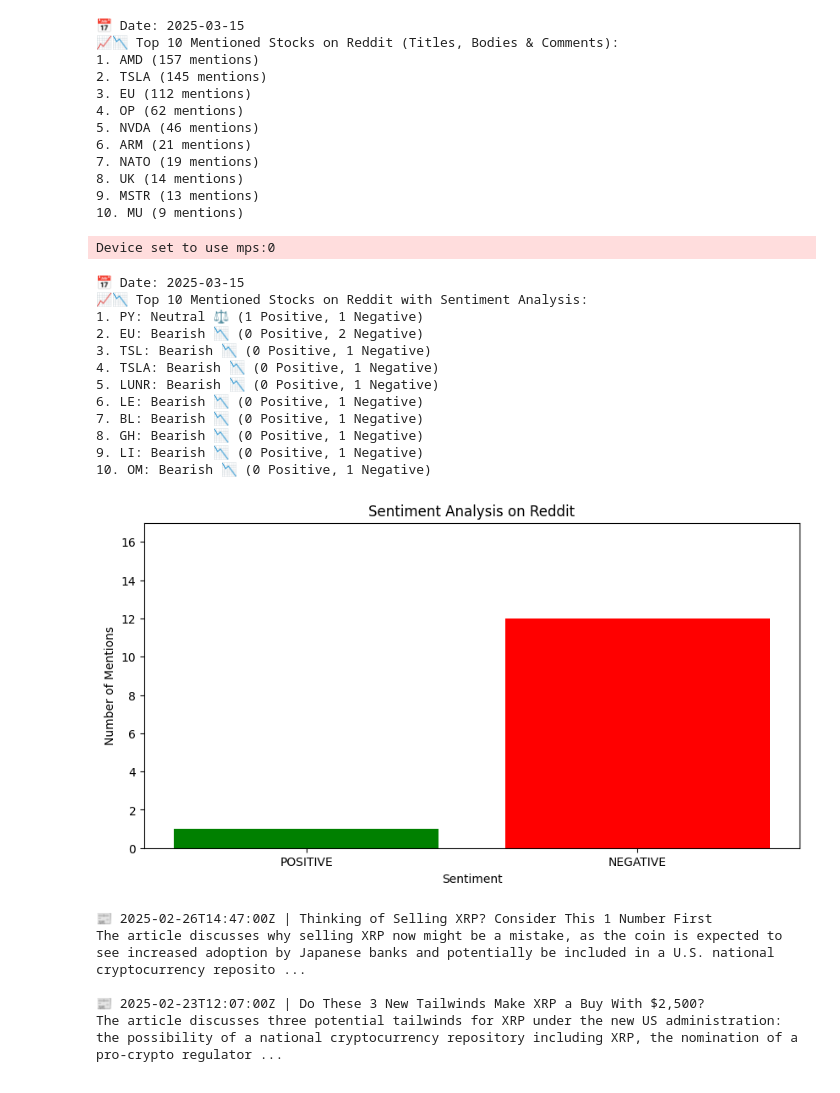
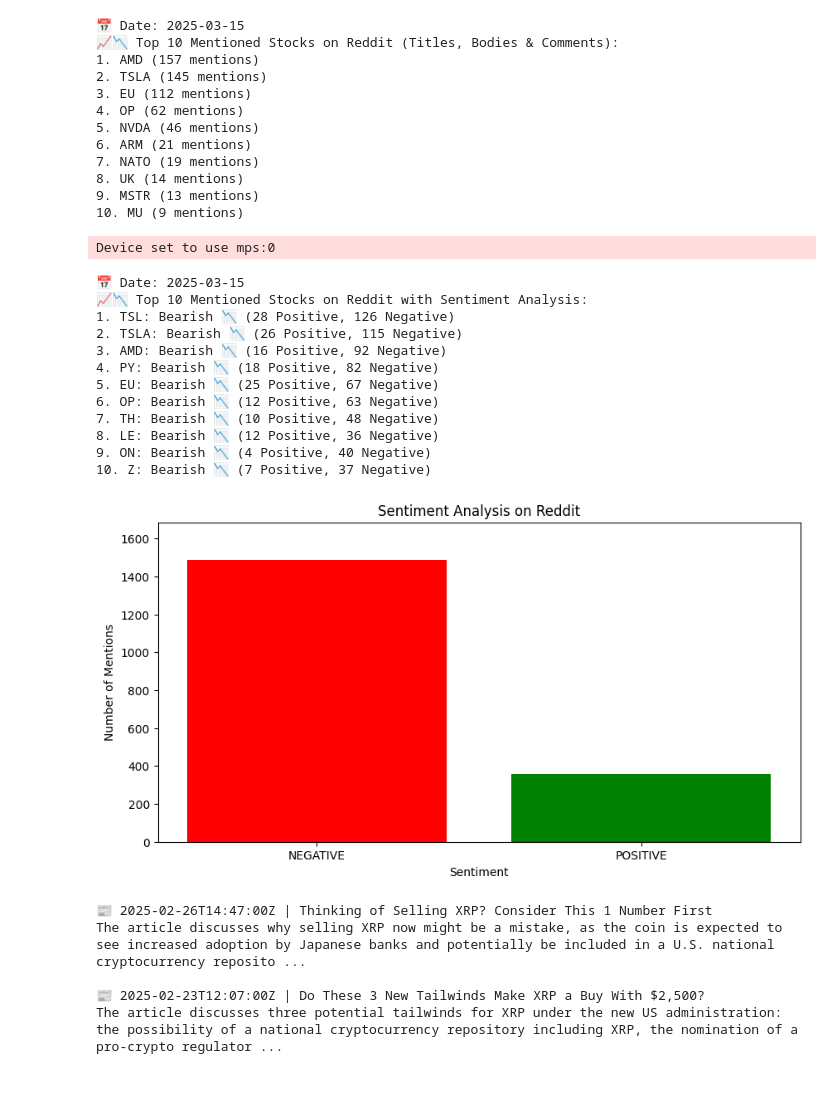
Before and after one commit to Sahilgulati2006/Stock-testing, a Jupyter notebook: Sentiment_and_anomaly_12.ipynb, the cells around one changed output. Cells and saved outputs as stored; diff of their text form; code cells hidden in the pictures.

Commit message:
fixed sentiment analysis

```diff
--- a/Sentiment_and_anomaly_12.ipynb
+++ b/Sentiment_and_anomaly_12.ipynb
@@ -147,6 +147,12 @@ for idx, (stock, count) in enumerate(top_stocks, 1):
 9. MSTR (13 mentions)
 10. MU (9 mentions)
 # %%
+from collections import defaultdict, Counter
+import praw
+import pandas as pd
+import matplotlib.pyplot as plt
+from transformers import pipeline, AutoTokenizer
+from datetime import date
 
 # Polygon API Setup
 API_KEY = "hxGeYKs1qclcdpNgPzniVjNvtgIcbulg"
@@ -174,7 +180,6 @@ def split_text_into_chunks(text, max_length=510):
     chunks = [tokenizer.decode(tokenized_text[i:i+max_length]) for i in range(0, len(tokenized_text), max_length)]
     return chunks
 
-
 # Get subreddit name from user input
 Subreddit = input("Enter the subreddit name (default: WallStreetBets): ") or "wallstreetbets"
 subreddit_chosen = reddit.subreddit(Subreddit)
@@ -186,22 +191,40 @@ stock_sentiments = defaultdict(list)
 # Load BERT for sentiment analysis
 sentiment_analyzer = pipeline("sentiment-analysis", model="distilbert-base-uncased-finetuned-sst-2-english")
 
-# Process Reddit posts (ONLY BODIES, NO TITLES OR COMMENTS)
+# Process Reddit posts (Titles, Bodies, and Comments)
 for post in hot_posts:
-    post_body = str(post.selftext).strip() if post.selftext else ""
+    post_title = post.title.strip()
+    post_body = post.selftext.strip() if post.selftext else ""
 
-    # Get sentiment of body (splitting into tokenized chunks)
-    if post_body:
-        body_chunks = split_text_into_chunks(post_body, 510)
+    # Combine title and body for analysis
+    full_post_text = f"{post_title} {post_body}"
+
+    # Get sentiment of combined text (splitting into tokenized chunks)
+    if full_post_text:
+        body_chunks = split_text_into_chunks(full_post_text, 510)
         chunk_sentiments = [sentiment_analyzer(chunk)[0]['label'] for chunk in body_chunks]
     else:
         chunk_sentiments = []
 
     # Store sentiment results for stock tickers mentioned
     for ticker in tickers_nasdaq:
-        if ticker in post_body:
+        if ticker in full_post_text:
             tickers_reddit.append(ticker)  # Store the mention for counting
             stock_sentiments[ticker].extend(chunk_sentiments)
+
+    # Analyze comments for sentiment
+    post.comments.replace_more(limit=0)  # Load all top-level comments
+    for comment in post.comments.list():
+        comment_text = comment.body.strip()
+
+        if comment_text:
+            comment_chunks = split_text_into_chunks(comment_text, 510)
+            comment_sentiments = [sentiment_analyzer(chunk)[0]['label'] for chunk in comment_chunks]
+
+            for ticker in tickers_nasdaq:
+                if ticker in comment_text:
+                    tickers_reddit.append(ticker)
+                    stock_sentiments[ticker].extend(comment_sentiments)
 
 
 # Count mentions of stocks
@@ -219,51 +242,46 @@ for stock, sentiments in stock_sentiments.items():
         overall_sentiment = "Bullish 📈"
     elif negative_count > positive_count:
         overall_sentiment = "Bearish 📉"
     else:
         overall_sentiment = "Neutral ⚖️"
 
     stock_sentiment_summary[stock] = {
         "Positive Mentions": positive_count,
         "Negative Mentions": negative_count,
         "Total Mentions": total_count,
         "Overall Sentiment": overall_sentiment
     }
 
-
-
 # Display sentiment results
 print("\n📅 Date:", date.today())
 print("📈📉 Top 10 Mentioned Stocks on Reddit with Sentiment Analysis:")
 for idx, (stock, data) in enumerate(sorted(stock_sentiment_summary.items(), key=lambda x: x[1]["Total Mentions"], reverse=True)[:10], 1):
     print(f"{idx}. {stock}: {data['Overall Sentiment']} ({data['Positive Mentions']} Positive, {data['Negative Mentions']} Negative)")
 
 # Graph Sentiment Analysis
 sentiment_counts = Counter([sent for sent_list in stock_sentiments.values() for sent in sent_list])
 plt.figure(figsize=(10, 5))
-plt.bar(sentiment_counts.keys(), sentiment_counts.values(), color=['green', 'red', 'gray'])
+plt.bar(sentiment_counts.keys(), sentiment_counts.values(), color=['red', 'green', 'gray'])
 plt.title("Sentiment Analysis on Reddit")
 plt.xlabel("Sentiment")
 plt.ylabel("Number of Mentions")
-plt.ylim(0, max(sentiment_counts.values()) + 5)
+plt.ylim(0, max(sentiment_counts.values()) + 200)
 plt.show()
-
-# Count top mentioned stocks
-top_stocks = Counter(tickers_reddit).most_common(10)
 # %% [output]
 Device set to use mps:0
 📅 Date: 2025-03-15
 📈📉 Top 10 Mentioned Stocks on Reddit with Sentiment Analysis:
-1. PY: Neutral ⚖️ (1 Positive, 1 Negative)
-2. EU: Bearish 📉 (0 Positive, 2 Negative)
-3. TSL: Bearish 📉 (0 Positive, 1 Negative)
-4. TSLA: Bearish 📉 (0 Positive, 1 Negative)
-5. LUNR: Bearish 📉 (0 Positive, 1 Negative)
-6. LE: Bearish 📉 (0 Positive, 1 Negative)
-7. BL: Bearish 📉 (0 Positive, 1 Negative)
-8. GH: Bearish 📉 (0 Positive, 1 Negative)
-9. LI: Bearish 📉 (0 Positive, 1 Negative)
-10. OM: Bearish 📉 (0 Positive, 1 Negative)
+1. TSL: Bearish 📉 (28 Positive, 126 Negative)
+2. TSLA: Bearish 📉 (26 Positive, 115 Negative)
+3. AMD: Bearish 📉 (16 Positive, 92 Negative)
+4. PY: Bearish 📉 (18 Positive, 82 Negative)
+5. EU: Bearish 📉 (25 Positive, 67 Negative)
+6. OP: Bearish 📉 (12 Positive, 63 Negative)
+7. TH: Bearish 📉 (10 Positive, 48 Negative)
+8. LE: Bearish 📉 (12 Positive, 36 Negative)
+9. ON: Bearish 📉 (4 Positive, 40 Negative)
+10. Z: Bearish 📉 (7 Positive, 37 Negative)
-[figure, old version]
+[figure, new version]
 # %%
 import time
 
```
